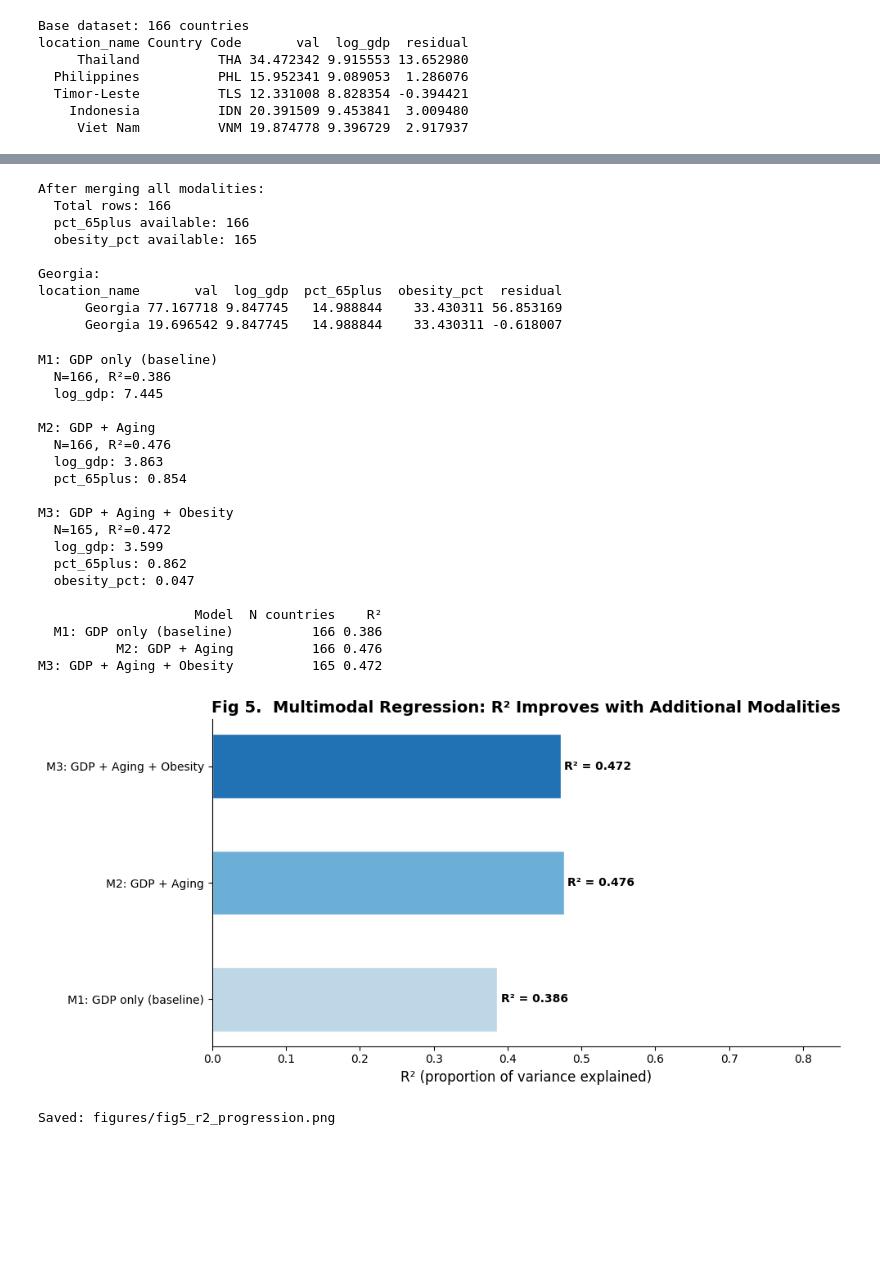
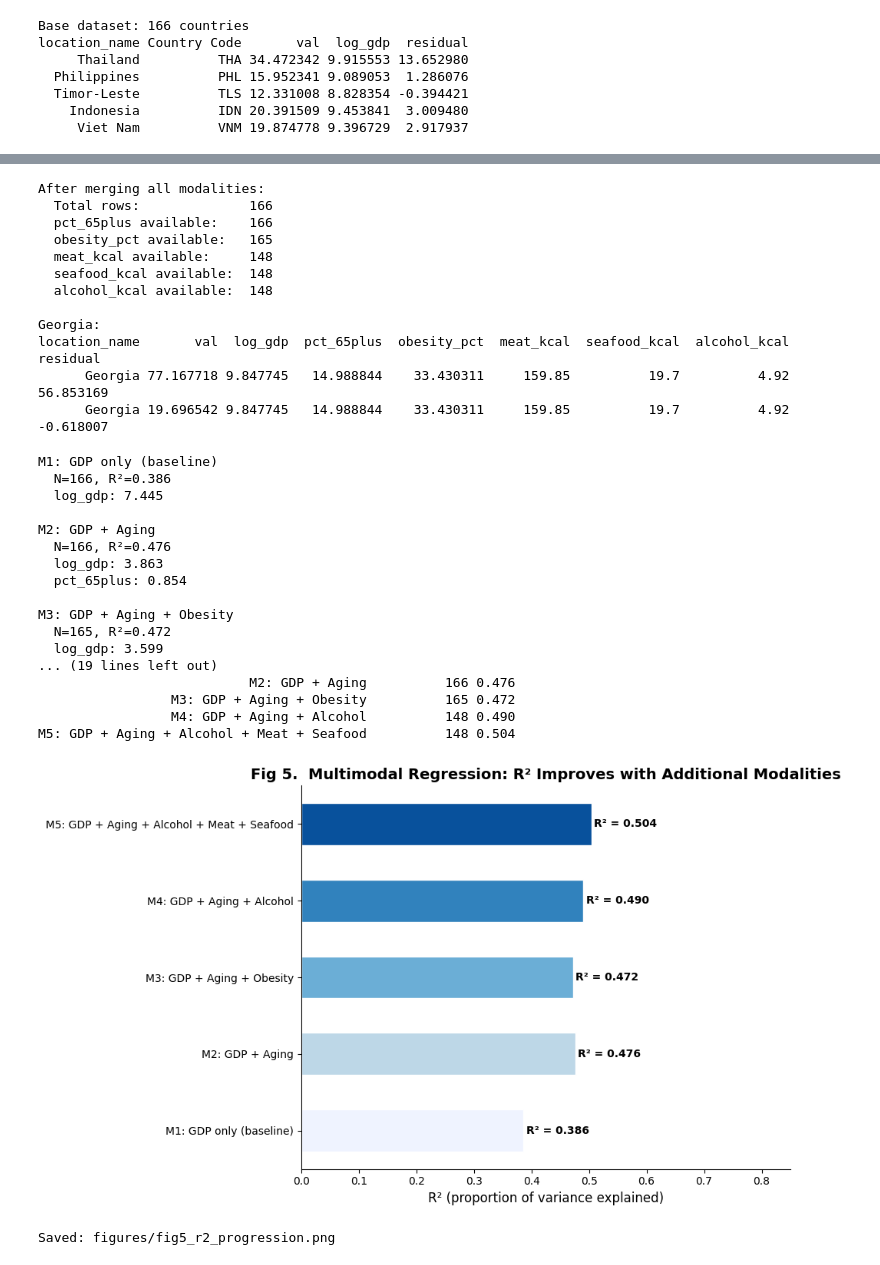
Before and after one commit to Iressa8655/gbd-gout-equity, a Jupyter notebook: notebooks/04-multimodal.ipynb, the cells around one changed output, grey strips where cells are left out. Drawn from its saved outputs; the diff is of its cells as text; code cells hidden in the pictures; blank space fills up the shorter version.

```diff
--- a/notebooks/04-multimodal.ipynb
+++ b/notebooks/04-multimodal.ipynb
@@ -71,39 +83,50 @@ Download from: https://www.fao.org/faostat/en/#data/FBS
 # %%
 # ── Merge all modalities ───────────────────────────────────────────────────────
-merged = base.merge(aging, on='Country Code', how='left')
+merged = base.merge(aging,   on='Country Code', how='left')
 merged = merged.merge(obesity, on='Country Code', how='left')
 
-if fao_available:
-    # FAO uses country names, not ISO codes — approximate name match
-    merged = merged.merge(fao_pivot, left_on='location_name', right_on='Area', how='left')
+# FAO uses country names (Area), not ISO3 codes — match on location_name
+merged = merged.merge(fao_diet, left_on='location_name', right_on='Area', how='left')
+merged = merged.drop(columns=['Area'], errors='ignore')
 
 print('After merging all modalities:')
-print(f'  Total rows: {len(merged)}')
-print(f'  pct_65plus available: {merged["pct_65plus"].notna().sum()}')
-print(f'  obesity_pct available: {merged["obesity_pct"].notna().sum()}')
+print(f'  Total rows:              {len(merged)}')
+print(f'  pct_65plus available:    {merged["pct_65plus"].notna().sum()}')
+print(f'  obesity_pct available:   {merged["obesity_pct"].notna().sum()}')
+print(f'  meat_kcal available:     {merged["meat_kcal"].notna().sum()}')
+print(f'  seafood_kcal available:  {merged["seafood_kcal"].notna().sum()}')
+print(f'  alcohol_kcal available:  {merged["alcohol_kcal"].notna().sum()}')
 
-# Georgia check
-geo = merged[merged['location_name'] == 'Georgia'][['location_name','val','log_gdp','pct_65plus','obesity_pct','residual']]
+# Georgia check — key outlier country
+geo = merged[merged['location_name'] == 'Georgia'][[
+    'location_name','val','log_gdp','pct_65plus','obesity_pct',
+    'meat_kcal','seafood_kcal','alcohol_kcal','residual']]
 print('\nGeorgia:')
 print(geo.to_string(index=False))
 # %% [output]
 After merging all modalities:
-  Total rows: 166
-  pct_65plus available: 166
-  obesity_pct available: 165
+  Total rows:              166
+  pct_65plus available:    166
+  obesity_pct available:   165
+  meat_kcal available:     148
+  seafood_kcal available:  148
+  alcohol_kcal available:  148
 
 Georgia:
-location_name       val  log_gdp  pct_65plus  obesity_pct  residual
-      Georgia 77.167718 9.847745   14.988844    33.430311 56.853169
-      Georgia 19.696542 9.847745   14.988844    33.430311 -0.618007
+location_name       val  log_gdp  pct_65plus  obesity_pct  meat_kcal  seafood_kcal  alcohol_kcal  residual
+      Georgia 77.167718 9.847745   14.988844    33.430311     159.85          19.7          4.92 56.853169
+      Georgia 19.696542 9.847745   14.988844    33.430311     159.85          19.7          4.92 -0.618007
 # %%
 # ── Progressive regression: compare R² as we add modalities ───────────────────
 results = []
 
 model_specs = [
-    ('M1: GDP only (baseline)',          ['log_gdp']),
-    ('M2: GDP + Aging',                  ['log_gdp', 'pct_65plus']),
-    ('M3: GDP + Aging + Obesity',        ['log_gdp', 'pct_65plus', 'obesity_pct']),
+    ('M1: GDP only (baseline)',                          ['log_gdp']),
+    ('M2: GDP + Aging',                                  ['log_gdp', 'pct_65plus']),
+    ('M3: GDP + Aging + Obesity',                        ['log_gdp', 'pct_65plus', 'obesity_pct']),
+    ('M4: GDP + Aging + Alcohol',                        ['log_gdp', 'pct_65plus', 'alcohol_kcal']),
+    ('M5: GDP + Aging + Alcohol + Meat + Seafood',       ['log_gdp', 'pct_65plus', 'alcohol_kcal',
+                                                          'meat_kcal', 'seafood_kcal']),
 ]
 
 for name, features in model_specs:
@@ -113,8 +136,7 @@ for name, features in model_specs:
     m = LinearRegression().fit(X, y)
     r2 = m.score(X, y)
     n = len(df_m)
-    coefs = dict(zip(features, m.coef_))
-    results.append({'Model': name, 'N countries': n, 'R²': round(r2, 3), **coefs})
+    results.append({'Model': name, 'N countries': n, 'R²': round(r2, 3)})
     print(f'{name}')
     print(f'  N={n}, R²={r2:.3f}')
     for feat, coef in zip(features, m.coef_):
@@ -136,39 +158,37 @@ M2: GDP + Aging
 M3: GDP + Aging + Obesity
   N=165, R²=0.472
   log_gdp: 3.599
-  pct_65plus: 0.862
-  obesity_pct: 0.047
-
-                    Model  N countries    R²
-  M1: GDP only (baseline)          166 0.386
-          M2: GDP + Aging          166 0.476
-M3: GDP + Aging + Obesity          165 0.472
+... (19 lines left out)
+                           M2: GDP + Aging          166 0.476
+                 M3: GDP + Aging + Obesity          165 0.472
+                 M4: GDP + Aging + Alcohol          148 0.490
+M5: GDP + Aging + Alcohol + Meat + Seafood          148 0.504
 # %%
 # ── Fig 5: R² progression bar chart ───────────────────────────────────────────
-fig, ax = plt.subplots(figsize=(10, 5))
+fig, ax = plt.subplots(figsize=(10, 6))
 
-labels = [r['Model'] for r in results]
-r2_vals = [r['R²'] for r in results]
-colors  = ['#bdd7e7', '#6baed6', '#2171b5']
+labels   = [r['Model'] for r in results]
+r2_vals  = [r['R²']    for r in results]
+colors   = ['#eff3ff', '#bdd7e7', '#6baed6', '#3182bd', '#08519c']
 
 bars = ax.barh(labels, r2_vals, color=colors, edgecolor='white', height=0.55)
 for bar, val in zip(bars, r2_vals):
     ax.text(val + 0.005, bar.get_y() + bar.get_height() / 2,
             f'R² = {val:.3f}', va='center', fontsize=TICK_SIZE, fontweight='bold')
 
 ax.set_xlabel('R² (proportion of variance explained)', fontsize=LABEL_SIZE)
 ax.set_title('Fig 5.  Multimodal Regression: R² Improves with Additional Modalities',
              fontsize=TITLE_SIZE, fontweight='bold')
 ax.set_xlim(0, 0.85)
 ax.tick_params(labelsize=TICK_SIZE)
 ax.spines['top'].set_visible(False)
 ax.spines['right'].set_visible(False)
 
 plt.tight_layout()
 plt.savefig('../figures/fig5_r2_progression.png', dpi=DPI, bbox_inches='tight')
 plt.show()
 print('Saved: figures/fig5_r2_progression.png')
 # %% [output]
-[figure, old version]
+[figure, new version]
 Saved: figures/fig5_r2_progression.png
 # %%
```
Also changed, not shown: parts of 4 cells of this notebook, 3 other files.
